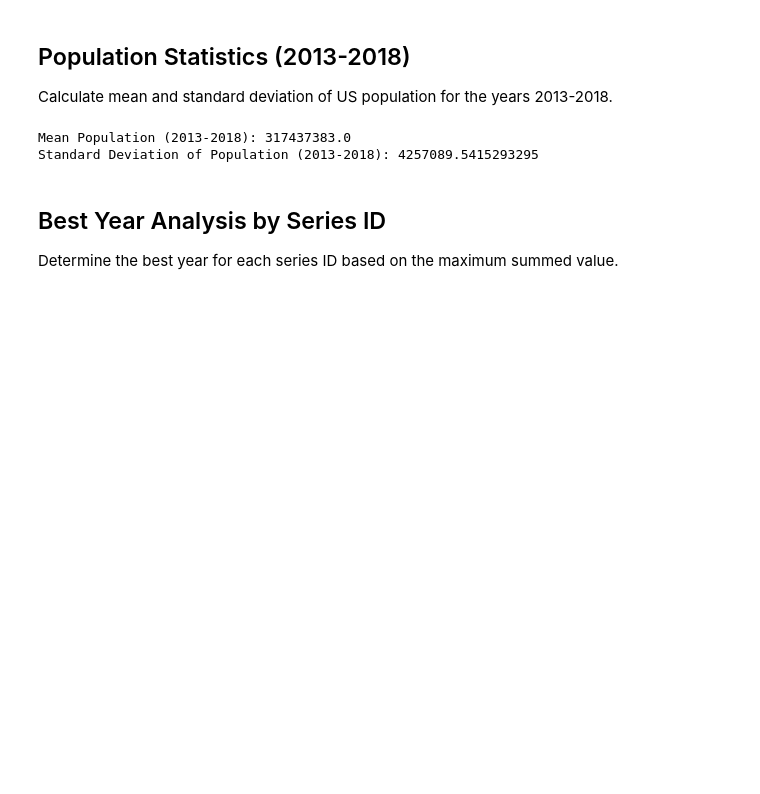
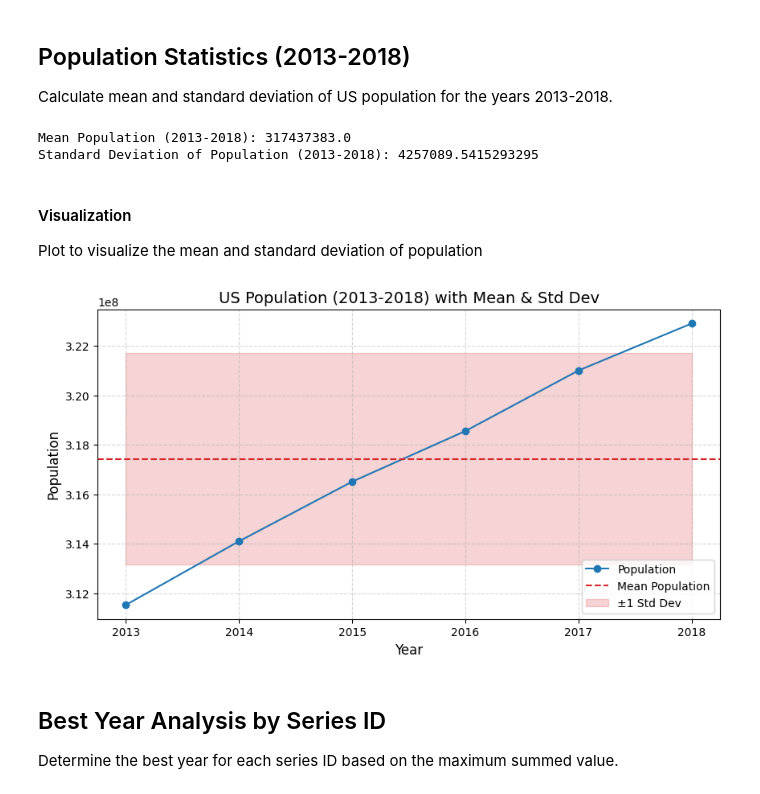
Before and after one commit to hdamani09/rearc_quest, a Jupyter notebook: bls-population-analysis.ipynb, the cells around one changed output. Saved outputs shown, nothing was run; the diff lists cells and outputs as text; code cells hidden in the pictures; blank space fills up the shorter version.

Commit message:
Working local code for bls, population ingest and analysis

```diff
--- a/bls-population-analysis.ipynb
+++ b/bls-population-analysis.ipynb
@@ -55,7 +59,7 @@ FileNotFoundError: [Errno 2] No such file or directory: 'hd_files/pr.data.0.Curr
 Retrieve population data from the DataUSA API and process the response.
 # %%
 # Fetch the US Population Data
-with open('population.json', 'r') as file:
+with open("hd_files/population/data/population.json", "r") as file:
     population_dict = json.load(file)
 population_data_df = pd.json_normalize(population_dict["data"])
 population_source_df = pd.json_normalize(population_dict["source"])
@@ -80,7 +84,9 @@ print(population_data_df)
 Calculate mean and standard deviation of US population for the years 2013-2018.
 # %%
 # Compute Mean & Std Dev of Annual US Population (2013<=year<=2018)
-filtered_population_data_df = population_data_df[(population_data_df["ID Year"] >= 2013) & (population_data_df["ID Year"] <= 2018)]
+filtered_population_data_df = population_data_df[
+    (population_data_df["ID Year"] >= 2013) & (population_data_df["ID Year"] <= 2018)
+]
 mean_population = filtered_population_data_df["Population"].mean()
 std_population = filtered_population_data_df["Population"].std()
 
@@ -89,6 +95,41 @@ print(f"Standard Deviation of Population (2013-2018): {std_population}")
 # %% [output]
 Mean Population (2013-2018): 317437383.0
 Standard Deviation of Population (2013-2018): 4257089.5415293295
+# %% [markdown]
+#### Visualization
+
+Plot to visualize the mean and standard deviation of population
+# %%
+years = filtered_population_data_df["ID Year"]
+populations = filtered_population_data_df["Population"]
+
+plt.figure(figsize=(10, 5))
+plt.plot(
+    years, populations, marker="o", linestyle="-", color="tab:blue", label="Population"
+)
+
+# Add Mean Line
+plt.axhline(mean_population, color="tab:red", linestyle="--", label="Mean Population")
+
+# Add Shaded Std Dev Area
+plt.fill_between(
+    years,
+    mean_population - std_population,
+    mean_population + std_population,
+    color="tab:red",
+    alpha=0.2,
+    label="±1 Std Dev",
+)
+
+plt.xlabel("Year", fontsize=12)
+plt.ylabel("Population", fontsize=12)
+plt.title("US Population (2013-2018) with Mean & Std Dev", fontsize=14)
+plt.xticks(years)  # Ensure all years appear
+plt.legend()
+plt.grid(True, linestyle="--", alpha=0.5)
+plt.show()
+# %% [output]
+[figure, added]
 # %% [markdown]
 ## Best Year Analysis by Series ID
 
```
Also changed, not shown: parts of 5 cells of this notebook, 4 other files.
